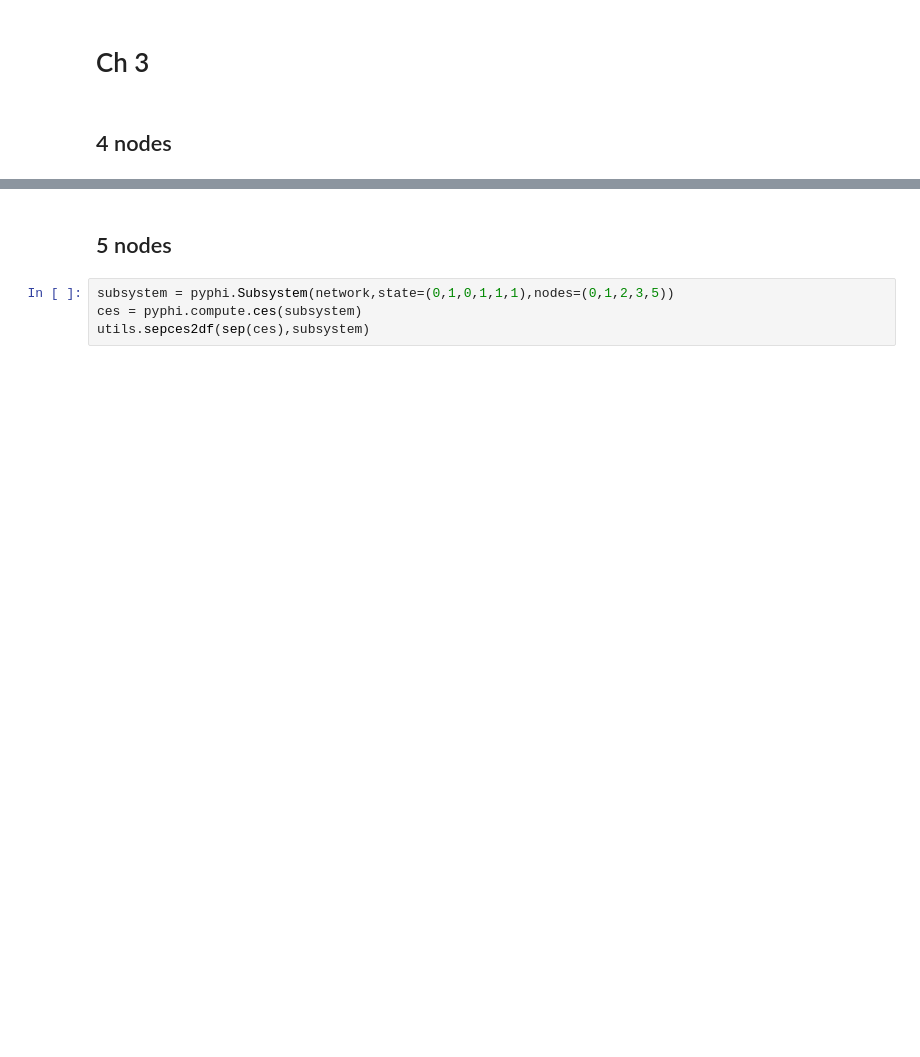
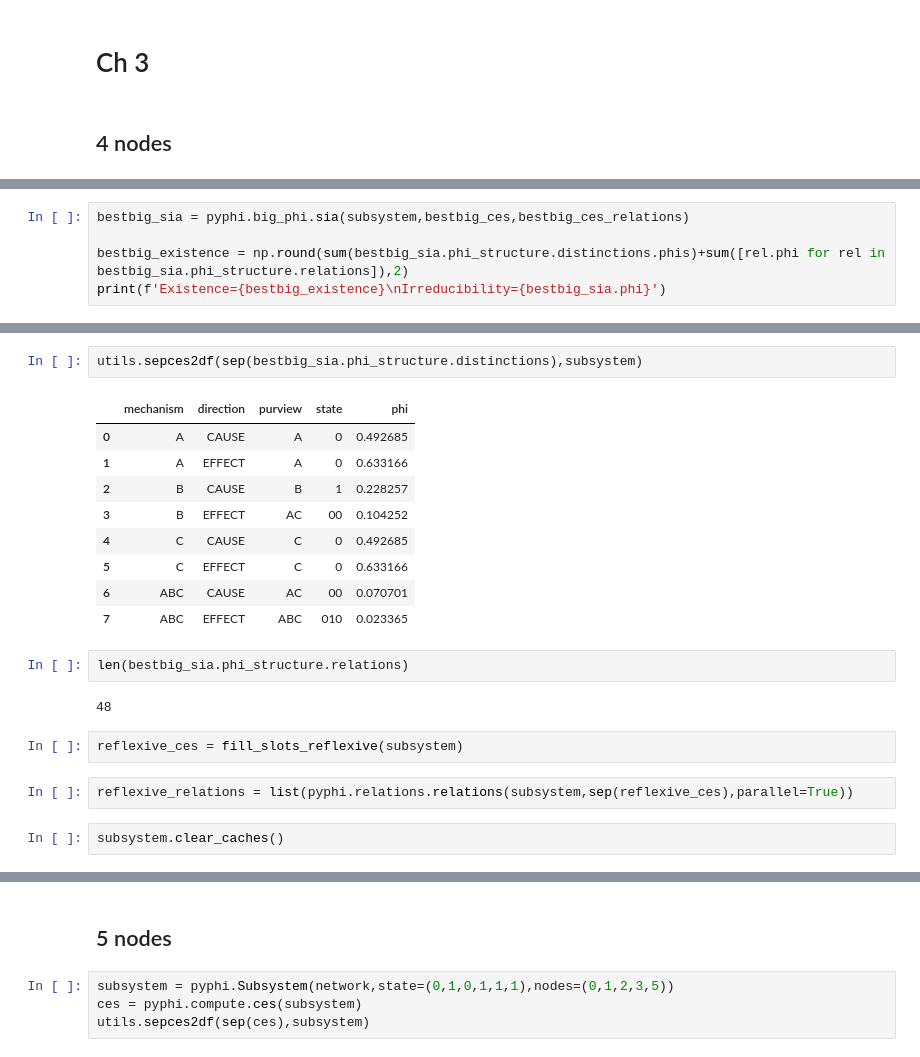
Before and after one commit to matteograsso/visualize_pyphi, a Jupyter notebook: Filling_the_slots_MG.ipynb, the cells around one changed output, grey strips where cells are left out. Drawn from its saved outputs; the diff is of its cells as text; blank space fills up the shorter version.

```diff
--- a/Filling_the_slots_MG.ipynb
+++ b/Filling_the_slots_MG.ipynb
@@ -214,0 +708,5 @@ Evaluating maximal compositional state
+# %%
+bestbig_sia = pyphi.big_phi.sia(subsystem,bestbig_ces,bestbig_ces_relations)
+
+bestbig_existence = np.round(sum(bestbig_sia.phi_structure.distinctions.phis)+sum([rel.phi for rel in bestbig_sia.phi_structure.relations]),2)
+print(f'Existence={bestbig_existence}\nIrreducibility={bestbig_sia.phi}')
@@ -214,0 +734,22 @@ Evaluating maximal compositional state
+# %%
+utils.sepces2df(sep(bestbig_sia.phi_structure.distinctions),subsystem)
+# %% [output]
+|  | mechanism | direction | purview | state | phi |
+| 0 | A | CAUSE | A | 0 | 0.492685 |
+| 1 | A | EFFECT | A | 0 | 0.633166 |
+| 2 | B | CAUSE | B | 1 | 0.228257 |
+| 3 | B | EFFECT | AC | 00 | 0.104252 |
+| 4 | C | CAUSE | C | 0 | 0.492685 |
+| 5 | C | EFFECT | C | 0 | 0.633166 |
+| 6 | ABC | CAUSE | AC | 00 | 0.070701 |
+| 7 | ABC | EFFECT | ABC | 010 | 0.023365 |
+# %%
+len(bestbig_sia.phi_structure.relations)
+# %% [output]
+48
+# %%
+reflexive_ces = fill_slots_reflexive(subsystem)
+# %%
+reflexive_relations = list(pyphi.relations.relations(subsystem,sep(reflexive_ces),parallel=True))
+# %%
+subsystem.clear_caches()
```
Also changed, not shown: parts of 55 cells of this notebook, 4 other files.
